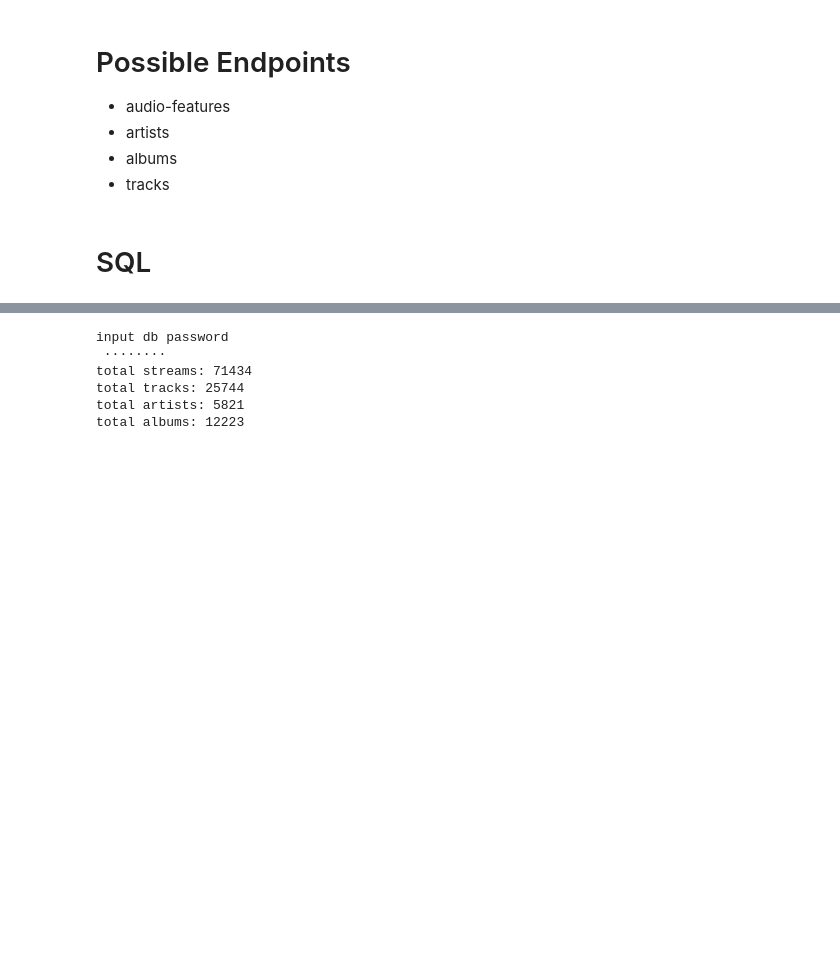
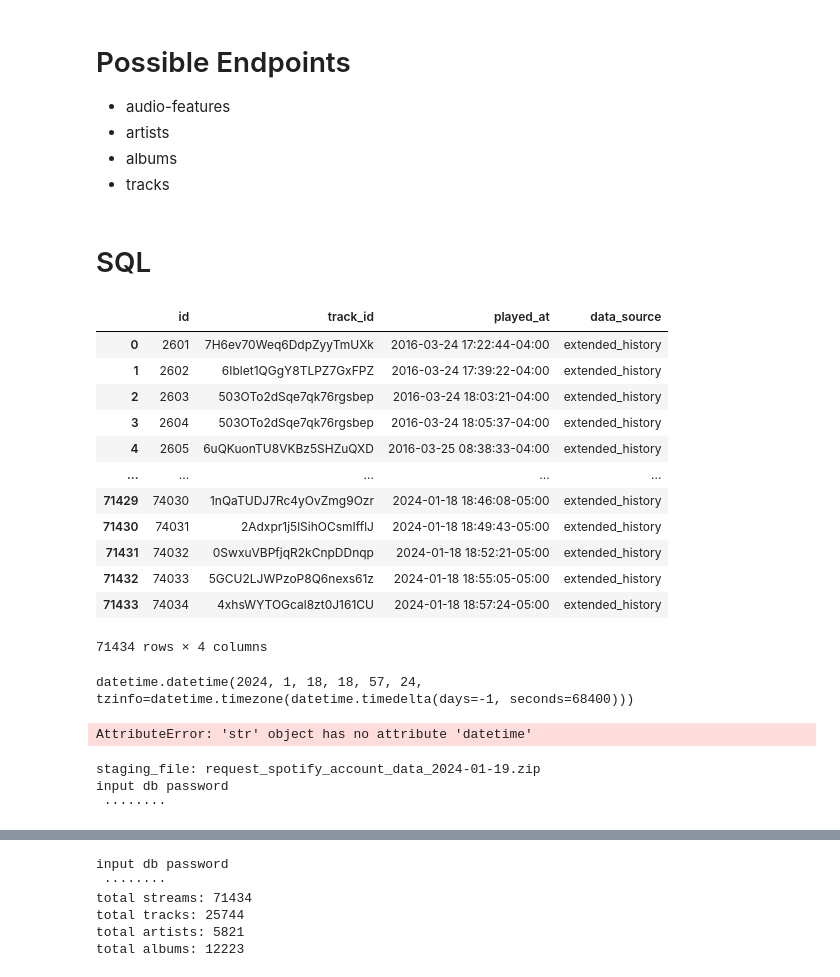
Before and after one commit to spryger-zz/explore_spotify, a Jupyter notebook: data_processing.ipynb, the cells around one changed output, grey strips where cells are left out. Cells and saved outputs as stored; diff of their text form; code cells hidden in the pictures; blank space fills up the shorter version.

Commit message:
Starting to add Staging in Jupyter

```diff
--- a/data_processing.ipynb
+++ b/data_processing.ipynb
@@ -338,0 +357,33 @@ class DataProcessor:
+# %%
+proc.db_streams_check_overlap
+# %% [output]
+|  | id | track_id | played_at | data_source |
+| 0 | 2601 | 7H6ev70Weq6DdpZyyTmUXk | 2016-03-24 17:22:44-04:00 | extended_history |
+| 1 | 2602 | 6Iblet1QGgY8TLPZ7GxFPZ | 2016-03-24 17:39:22-04:00 | extended_history |
+| 2 | 2603 | 503OTo2dSqe7qk76rgsbep | 2016-03-24 18:03:21-04:00 | extended_history |
+| 3 | 2604 | 503OTo2dSqe7qk76rgsbep | 2016-03-24 18:05:37-04:00 | extended_history |
+| 4 | 2605 | 6uQKuonTU8VKBz5SHZuQXD | 2016-03-25 08:38:33-04:00 | extended_history |
+| ... | ... | ... | ... | ... |
+| 71429 | 74030 | 1nQaTUDJ7Rc4yOvZmg9Ozr | 2024-01-18 18:46:08-05:00 | extended_history |
+| 71430 | 74031 | 2Adxpr1j5lSihOCsmIfflJ | 2024-01-18 18:49:43-05:00 | extended_history |
+| 71431 | 74032 | 0SwxuVBPfjqR2kCnpDDnqp | 2024-01-18 18:52:21-05:00 | extended_history |
+| 71432 | 74033 | 5GCU2LJWPzoP8Q6nexs61z | 2024-01-18 18:55:05-05:00 | extended_history |
+| 71433 | 74034 | 4xhsWYTOGcal8zt0J161CU | 2024-01-18 18:57:24-05:00 | extended_history |
+71434 rows × 4 columns
+# %%
+proc.db_streams_check_overlap['played_at'].max()
+# %% [output]
+datetime.datetime(2024, 1, 18, 18, 57, 24, tzinfo=datetime.timezone(datetime.timedelta(days=-1, seconds=68400)))
+# %%
+proc.df_streams['played_at'].max()
+# %% [output]
+AttributeError: 'str' object has no attribute 'datetime'
+# %%
+proc = DataProcessor()
+proc.check_files_in_staging()
+proc.get_db_table_ids()
+proc.temp_load_quicksave_to_df_streams(quick_save)
+# %% [output]
+staging_file: request_spotify_account_data_2024-01-19.zip
+input db password
+ ········
```
Also changed, not shown: parts of 5 cells of this notebook.
